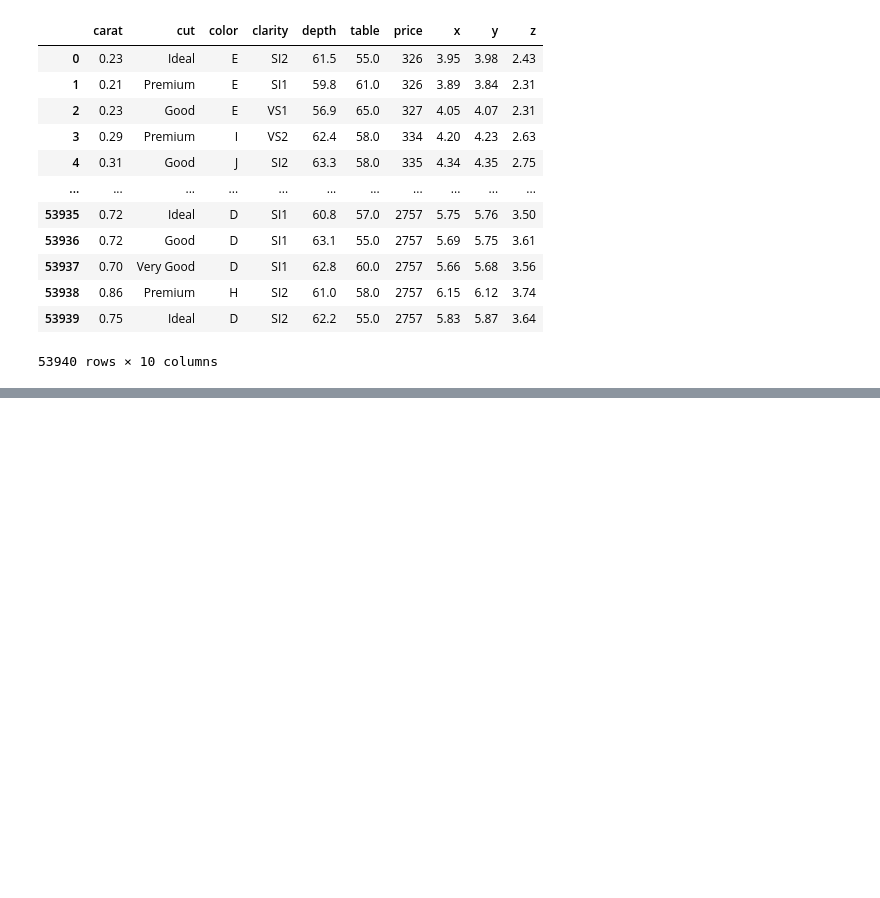
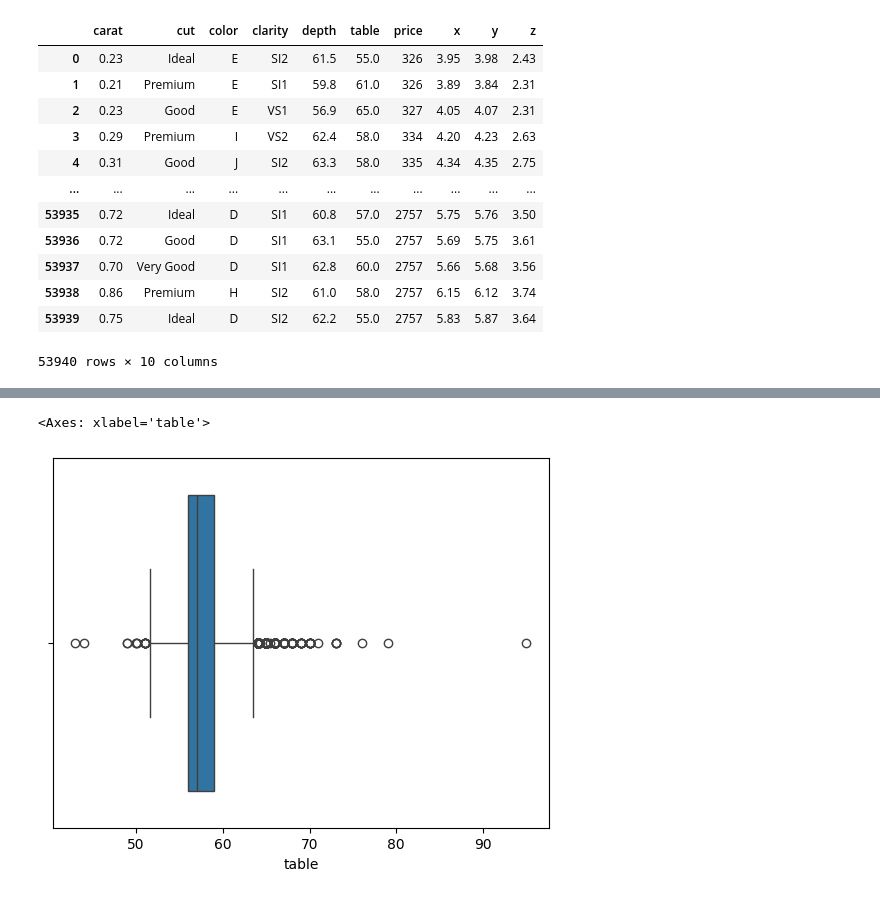
Before and after one commit to miftahfadil/Predictive-Analytics-Diamond-Prices, a Jupyter notebook: exploratory_data_analysis_diamond_prices.ipynb, the cells around one changed output, grey strips where cells are left out. Drawn from its saved outputs; the diff is of its cells as text; code cells hidden in the pictures; blank space fills up the shorter version.

```diff
--- a/exploratory_data_analysis_diamond_prices.ipynb
+++ b/exploratory_data_analysis_diamond_prices.ipynb
@@ -31,0 +145,5 @@ diamonds_dataset
+# %%
+sns.boxplot(x=diamonds_dataset['table'])
+# %% [output]
+<Axes: xlabel='table'>
+[figure, added]
```
Also changed, not shown: parts of 31 cells of this notebook.
